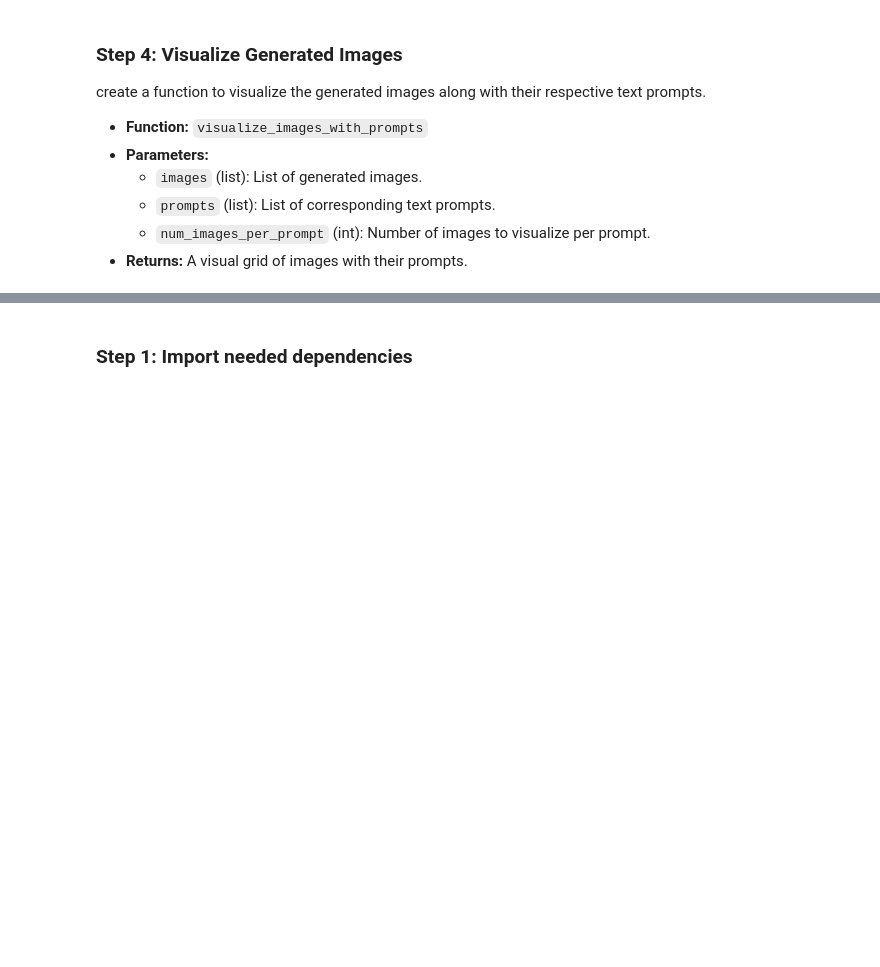
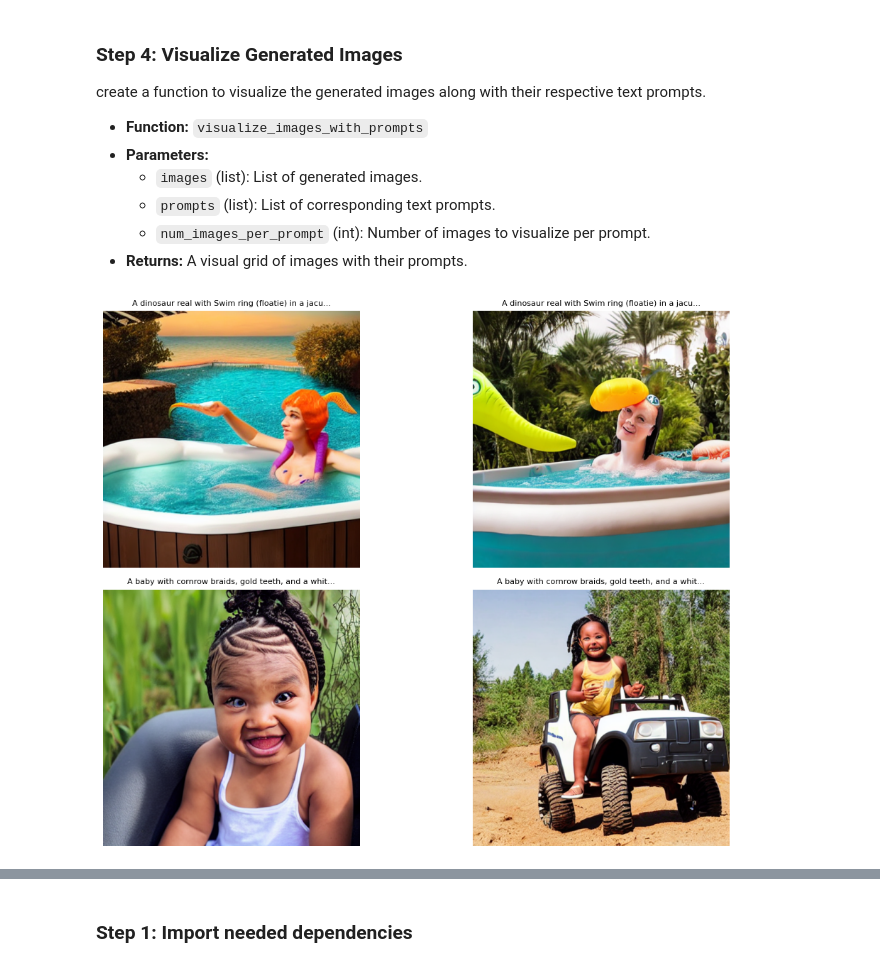
Before and after one commit to GuaSiMoTO/LAB-Foundations-of-Generative-AI-Text-to-Image-Models-public, a Jupyter notebook: Generative_AI_Text_to_Image_LAB.ipynb, the cells around one changed output, grey strips where cells are left out. Saved outputs shown, nothing was run; the diff lists cells and outputs as text; code cells hidden in the pictures; blank space fills up the shorter version.

```diff
--- a/Generative_AI_Text_to_Image_LAB.ipynb
+++ b/Generative_AI_Text_to_Image_LAB.ipynb
@@ -65,3 +130,8 @@ Now define 2 prompts saved in a list and call the `generate_images()`function to
   - num_images=1
 # %%
 # Your code goes here...
+prompts = ['A dinosaur real with Swim ring (floatie) in a jacuzzi like a person, with some cocktail drink',
+           'A baby with cornrow braids, gold teeth, and a white tank top, sitting inside an all-terrain vehicle']
+num_images = 2
+
+images = generate_images(prompts,num_images)
@@ -79,7 +154,32 @@ create a function to visualize the generated images along with their respective
 # %%
 import matplotlib.pyplot as plt
 
 # Your code goes here...
+def visualize_images_with_prompts(prompts, num_images_per_prompt=1):
+    plt.figure(figsize=(12, 8))
+
+    for i, prompt in enumerate(prompts):
+        # Buscar imágenes correspondientes a este prompt
+        base_filename = prompt[:20].replace(" ", "_")
+        matching_files = [f for f in os.listdir("it1_generated_images")
+                         if f.startswith(base_filename)]
+
+        for j in range(min(num_images_per_prompt, len(matching_files))):
+            img_path = os.path.join("it1_generated_images", matching_files[j])
+            img = Image.open(img_path)
+
+            # Mostrar imagen
+            plt.subplot(len(prompts), num_images_per_prompt, i * num_images_per_prompt + j + 1)
+            plt.imshow(img)
+            plt.title(prompt[:50] + "..." if len(prompt) > 50 else prompt, fontsize=8)
+            plt.axis('off')
+
+    plt.tight_layout()
+    plt.show()
+
+visualize_images_with_prompts(prompts, num_images)
+# %% [output]
+[figure, added]
 # %% [markdown]
 ## Iteration 2: Add Color to a Black-and-White Image using Diffusion Models
 
```
Also changed, not shown: parts of 19 cells of this notebook.
